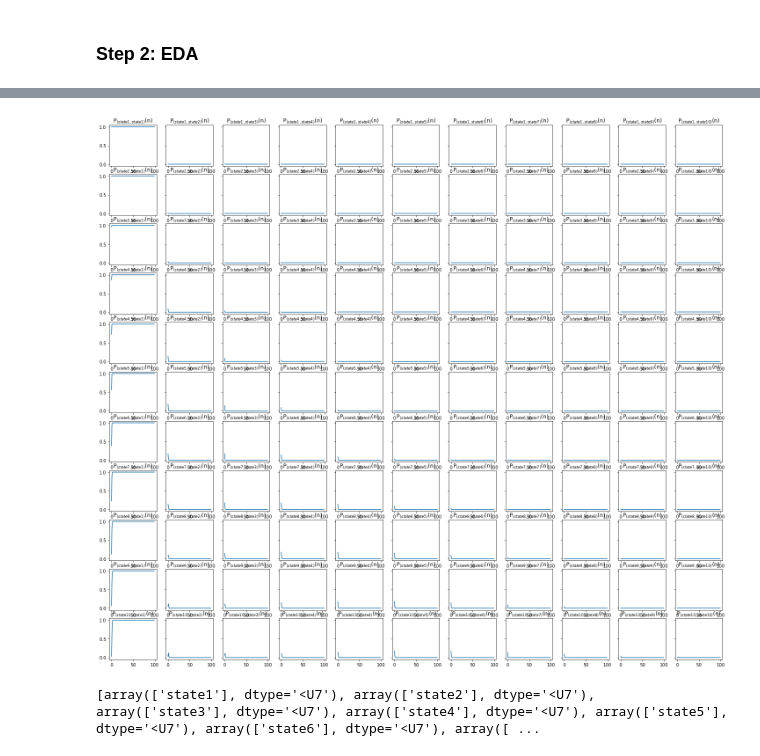
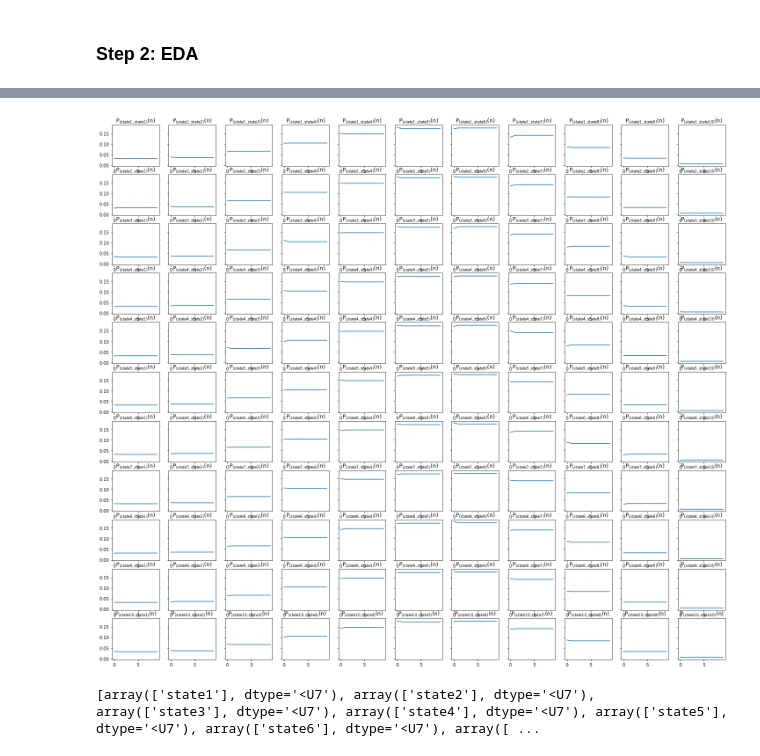
Before and after one commit to targoons/gym-inventory, a Jupyter notebook: gym_analysis_Group6.ipynb, the cells around one changed output, grey strips where cells are left out. Saved outputs shown, nothing was run; the diff lists cells and outputs as text; code cells hidden in the pictures.

```diff
--- a/gym_analysis_Group6.ipynb
+++ b/gym_analysis_Group6.ipynb
@@ -325,22 +360,45 @@ states = {
 # %%
+P_t[10,:,:].shape
+
+prob_matrix = P_t[10]
+prob_matrix
+
+
+# define # of periods / decision epochs / stages
+T = 10
+
+# define # of rows & cols
+n = 11
+
+# create array for storing transition probs
+P = np.zeros((T,n,n),dtype=np.float64) # reflects steps 0 through 99
+
+# take array of 0's and set equal to first set of transition probabilities
+P[0] = prob_matrix
+P[0]
+
+for item in range(1,T):
+    P[item] = np.matmul(P[item - 1], prob_matrix)
+
+
 # plot
 fig, axes = plt.subplots(n, n, figsize=(25, 25), sharey = True)
 
 for i in range(n):
 
     for j in range(n):
 
         var_name = '({},{})'.format(states[i],states[j])
 
         plt.sca(axes[i, j])
         plt.plot(range(T), P[:,i,j])
 
         axes[i,j].set_title(f'P$_{{{var_name}}}$(n)')
 
 fig.subplots_adjust(top = 0.8)
 plt.show()
 # %% [output]
-[figure, old version]
+[figure, new version]
 # %%
 # Group all states into classes. Report the classes and the total number of classes.
 im_states = qe.MarkovChain(prob_matrix, ('state1', 'state2', 'state3','state4','state5','state6','state7',
```
Also changed, not shown: parts of 14 cells of this notebook.
